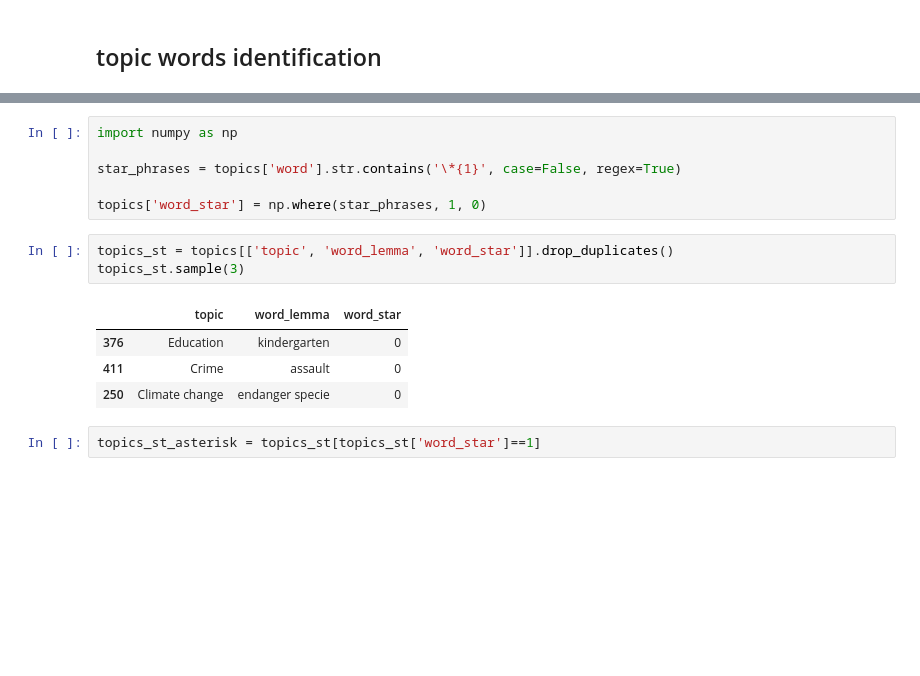
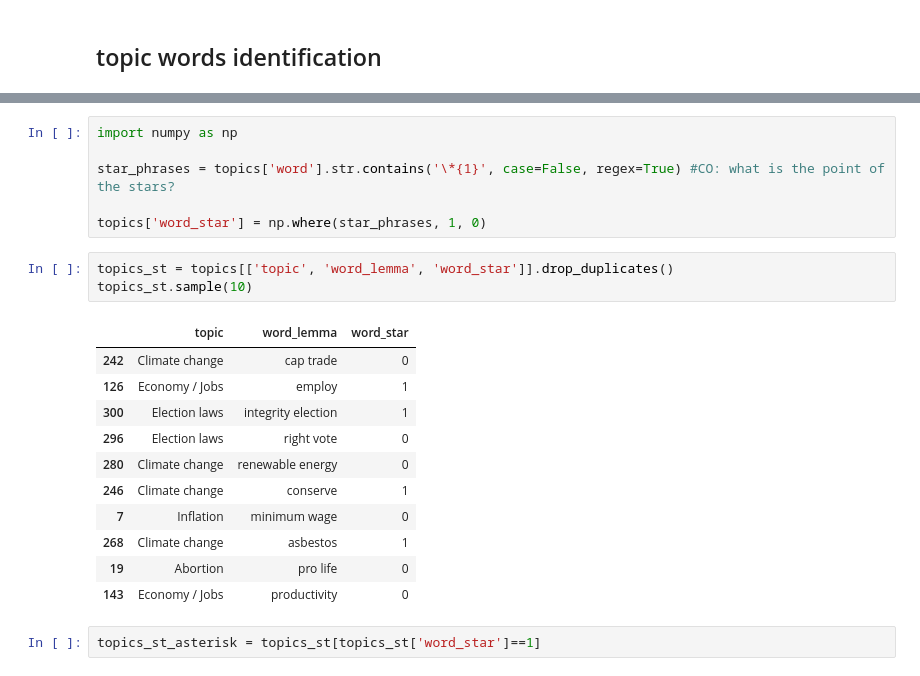
Before and after one commit to ykim71/georgia_analysis, a Jupyter notebook: (3)_Georgia_topic_analysis.ipynb, the cells around one changed output, grey strips where cells are left out. Cells and saved outputs as stored; diff of their text form; blank space fills up the shorter version.

Commit message:
I'm still working on this one. I've made it to the section "final topic word list" so far and wanted to shared what I have at this point!

```diff
--- a/(3)_Georgia_topic_analysis.ipynb
+++ b/(3)_Georgia_topic_analysis.ipynb
@@ -105,17 +262,24 @@ topics['word_lemma'] = topics['word'].str.lower().astype(str).apply(get_lemmas_n
 # %%
 import numpy as np
 
-star_phrases = topics['word'].str.contains('\*{1}', case=False, regex=True)
+star_phrases = topics['word'].str.contains('\*{1}', case=False, regex=True) #CO: what is the point of the stars?
 
 topics['word_star'] = np.where(star_phrases, 1, 0)
 # %%
 topics_st = topics[['topic', 'word_lemma', 'word_star']].drop_duplicates()
-topics_st.sample(3)
+topics_st.sample(10)
 # %% [output]
 |  | topic | word_lemma | word_star |
-| 376 | Education | kindergarten | 0 |
-| 411 | Crime | assault | 0 |
-| 250 | Climate change | endanger specie | 0 |
+| 242 | Climate change | cap trade | 0 |
+| 126 | Economy / Jobs | employ | 1 |
+| 300 | Election laws | integrity election | 1 |
+| 296 | Election laws | right vote | 0 |
+| 280 | Climate change | renewable energy | 0 |
+| 246 | Climate change | conserve | 1 |
+| 7 | Inflation | minimum wage | 0 |
+| 268 | Climate change | asbestos | 1 |
+| 19 | Abortion | pro life | 0 |
+| 143 | Economy / Jobs | productivity | 0 |
 # %%
 topics_st_asterisk = topics_st[topics_st['word_star']==1]
 # %%
```
Also changed, not shown: parts of 60 cells of this notebook.
